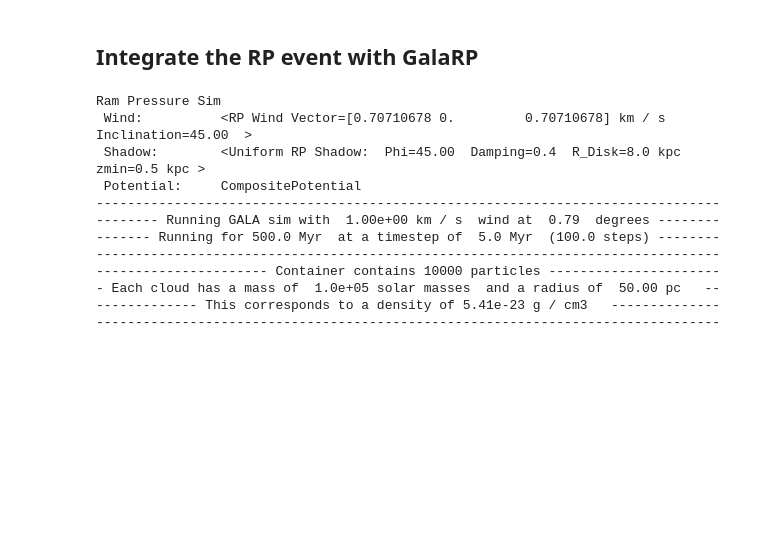
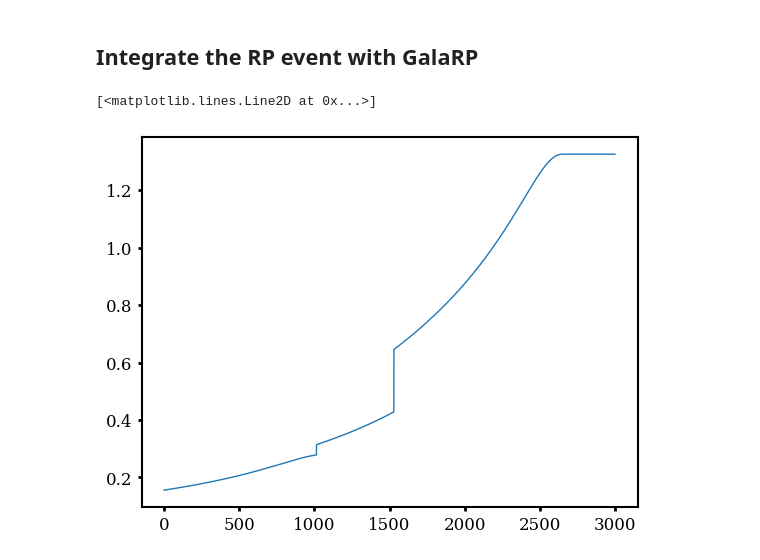
Before and after one commit to HSouch/galarp, a Jupyter notebook: paper/0-Zhu2023Duplicate.ipynb, the cells around one changed output. Cells and saved outputs as stored; diff of their text form; code cells hidden in the pictures; blank space fills up the shorter version.

Commit message:
Paper notebook updates

```diff
--- a/paper/0-Zhu2023Duplicate.ipynb
+++ b/paper/0-Zhu2023Duplicate.ipynb
@@ -55,20 +58,7 @@ shadow = grp.UniformShadow(damping=0.4, R_disk = 8 * u.kpc, zmin=0.5 * u.kpc, ph
 # %% [markdown]
 ## Integrate the RP event with GalaRP
 # %%
-sim = grp.RPSim(potential=jz2023_satellite, wind=wind, shadow=shadow)
-print(sim)
+# sim = grp.RPSim(potential=jz2023_satellite, wind=wind, shadow=shadow)
+# print(sim)
 
-orbits = sim.run(particles, )
+# orbits = sim.run(particles, )
-# %% [output]
-Ram Pressure Sim
- Wind:          <RP Wind Vector=[0.70710678 0.         0.70710678] km / s  Inclination=45.00  >
- Shadow:        <Uniform RP Shadow:  Phi=45.00  Damping=0.4  R_Disk=8.0 kpc  zmin=0.5 kpc >
- Potential:     CompositePotential
---------------------------------------------------------------------------------
--------- Running GALA sim with  1.00e+00 km / s  wind at  0.79  degrees --------
-------- Running for 500.0 Myr  at a timestep of  5.0 Myr  (100.0 steps) --------
---------------------------------------------------------------------------------
----------------------- Container contains 10000 particles ----------------------
-- Each cloud has a mass of  1.0e+05 solar masses  and a radius of  50.00 pc   --
-------------- This corresponds to a density of 5.41e-23 g / cm3   --------------
---------------------------------------------------------------------------------
@@ -74,0 +121,25 @@ Ram Pressure Sim
+# %%
+inc = 45
+
+wind = InterpolatedWind().from_table("../notebooks/ICMinflow_1e14_group_profile_45degree_wind_stacked_pericenter_data.in",
+                                        t_key="col1", vel_keys=["col4", "col5", "col6"],
+                                        inc=np.deg2rad(inc))
+
+rho = InterpolatedDensity().from_table("../notebooks/ICMinflow_1e14_group_profile_45degree_wind_stacked_pericenter_data.in",
+                                        t_key="col1", rho_key="col2")
+
+shadow = grp.UniformShadow(damping=0.4, R_disk = 8 * u.kpc, zmin=0.5 * u.kpc, phi=np.deg2rad(inc))
+
+
+
+ts = np.arange(0, 3000, 1) * u.Myr
+
+vs = wind.evaluate_arr(ts).T
+v_tot = np.sqrt(np.sum(vs**2, axis=0))
+
+rhos = rho.evaluate_arr(ts)
+
+plt.plot(ts, v_tot)
+# %% [output]
+[<matplotlib.lines.Line2D at 0x...>]
+[figure, added]
```
Also changed, not shown: parts of 7 cells of this notebook, 1 other file.
